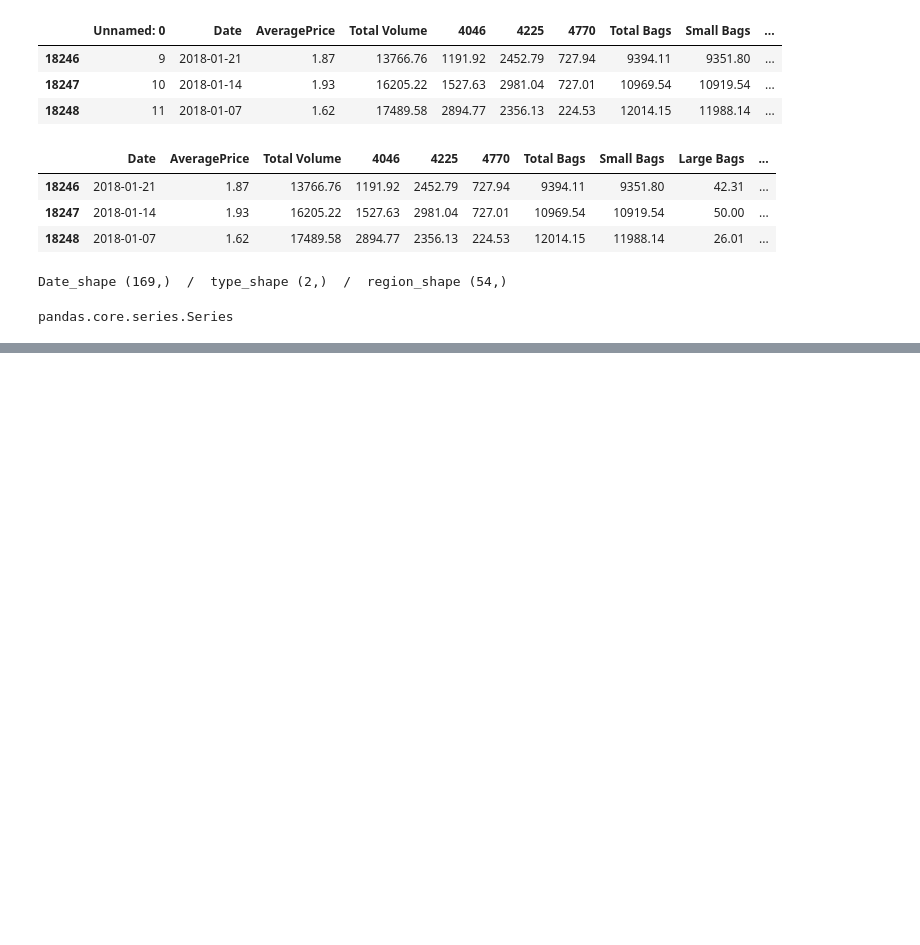
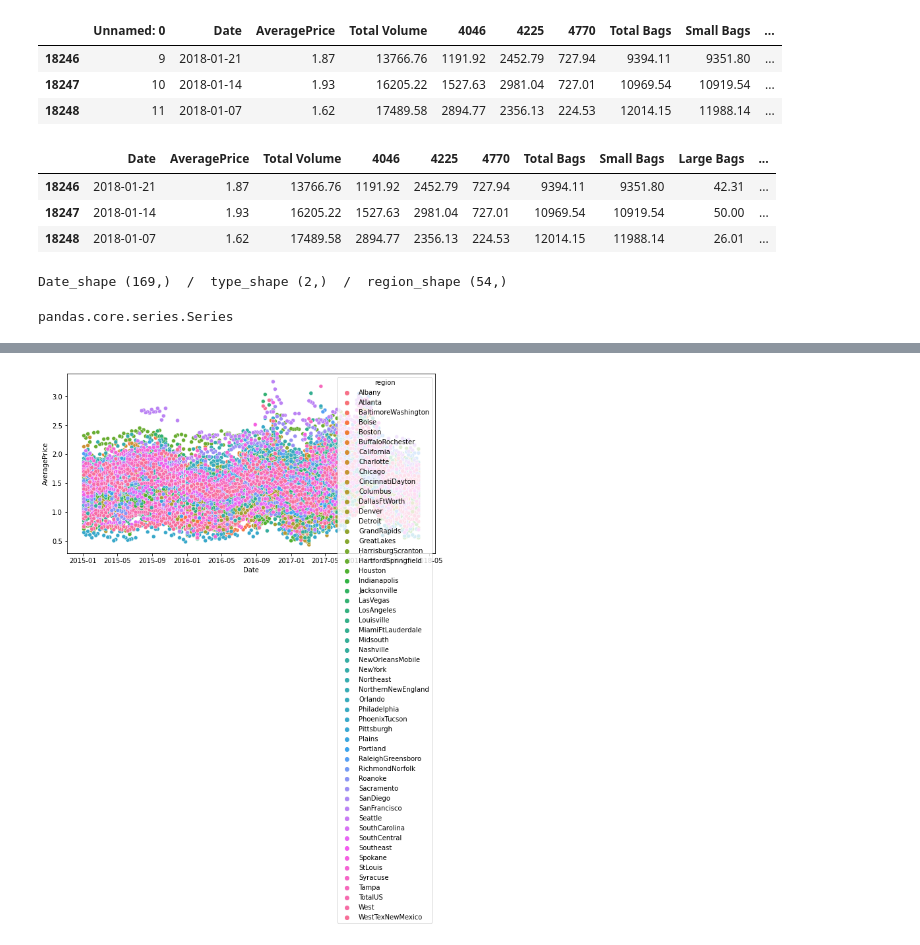
Before and after one commit to mwithgod3952/jh_-Statistical_Theory, a Jupyter notebook: study_prophet.ipynb, the cells around one changed output, grey strips where cells are left out. Cells and saved outputs as stored; diff of their text form; code cells hidden in the pictures; blank space fills up the shorter version.

```diff
--- a/study_prophet.ipynb
+++ b/study_prophet.ipynb
@@ -57,0 +84,6 @@ TypeError: ignored
+# %%
+plt.figure(figsize=(10,5))
+sns.scatterplot(df_as_ts.index, df_as_ts['AveragePrice'], data=df_as_ts, hue="region")
+plt.show()
+# %% [output]
+[figure, added]
```
Also changed, not shown: parts of 6 cells of this notebook.
